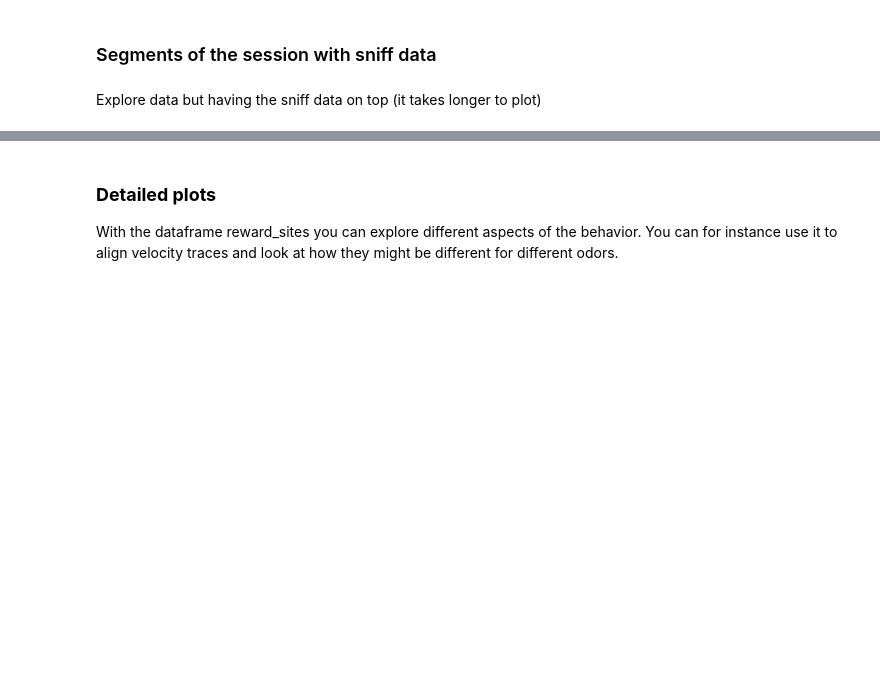
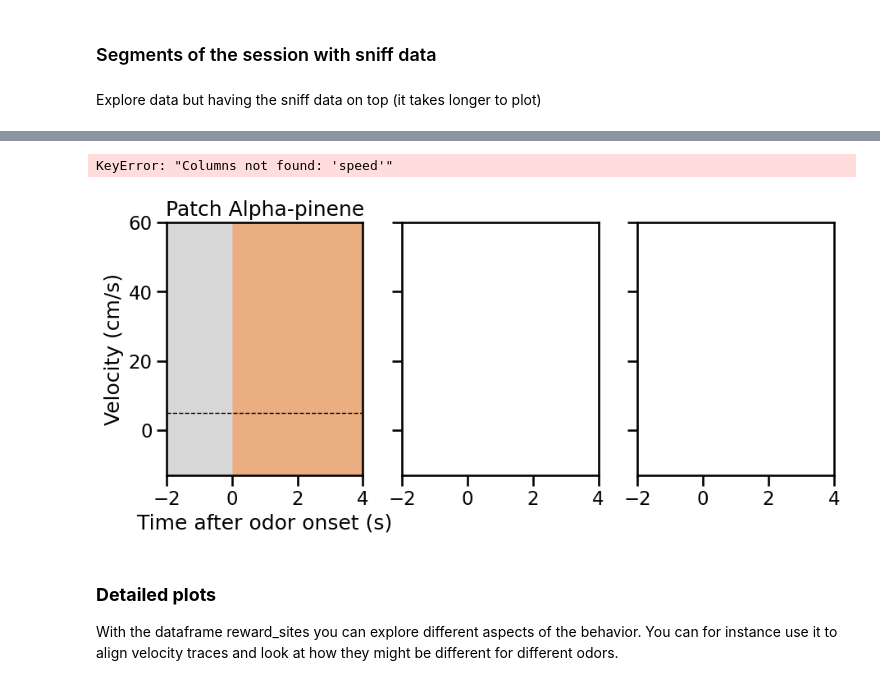
Before and after one commit to AllenNeuralDynamics/Aind.Behavior.VrForaging.Analysis, a Jupyter notebook: notebooks/BehaviorAnalysis/General/SummaryTodayTraining.ipynb, the cells around one changed output, grey strips where cells are left out. Cells and saved outputs as stored; diff of their text form; code cells hidden in the pictures; blank space fills up the shorter version.

Commit message:
adjustment for summary training

```diff
--- a/notebooks/BehaviorAnalysis/General/SummaryTodayTraining.ipynb
+++ b/notebooks/BehaviorAnalysis/General/SummaryTodayTraining.ipynb
@@ -45,7 +47,7 @@ from scipy.optimize import curve_fit
 # **One session exploration**
 # %%
 date = datetime.date.today()
-date_string = "6/21/2024"
+date_string = "7/31/2024"
 date = datetime.datetime.strptime(date_string, "%m/%d/%Y").date()
 mouse = '716458'
 # %%
@@ -64,7 +66,7 @@ for file_name in sorted_files:
 
     print(file_name)
     # Find specific session sorted by date
-    session = file_name[:8]
+    session = file_name[-15:-7]
     if datetime.datetime.strptime(session, "%Y%m%d").date() != date:
         continue
     else:
@@ -88,15 +90,7 @@ for file_name in sorted_files:
     encoder_data = stream_data.encoder_data
 
     ## Remove the last segment of the session when the mouse is not engaged
-    last_engaged_patch = reward_sites['active_patch'][reward_sites['skipped_count'] >= 10].min()
-    if pd.isna(last_engaged_patch):
-        last_engaged_patch = reward_sites['active_patch'].max()
-    reward_sites = reward_sites.loc[reward_sites['active_patch'] <= last_engaged_patch]
-
-    # Recover color palette
-    color_dict_label = {}
-    dict_odor = {}
-    list_patches = parse.TaskSchemaProperties(data).patches
-    for i, patches in enumerate(list_patches):
-        color_dict_label[patches['label']] = odor_list_color[i]
-        dict_odor[i] = patches['label']
+    # last_engaged_patch = reward_sites['active_patch'][reward_sites['skipped_count'] >= 10].min()
+    # if pd.isna(last_engaged_patch):
+    #     last_engaged_patch = reward_sites['active_patch'].max()
+    # reward_sites = reward_sites.loc[reward_sites['active_patch'] <= last_engaged_patch]
@@ -138,7 +149,7 @@ label_dict = {**{
     "InterPatch": '#b3b3b3'},
               **color_dict_label}
 # %%
-active_site = AddExtraColumns(reward_sites, active_site, run_on_init=True).total_epochs
+active_site = AddExtraColumns(reward_sites, active_site, run_on_init=False).add_time_previous_intersite_interpatch()
 # %%
 def update_plot(x_start):
     zero_index = active_site.index[0]
@@ -525,0 +700,6 @@ display(ui, interactive_plot)
+# %%
+active_site['next_intersite'] = active_site.index.to_series().shift(-1)
+reward_sites = active_site.loc[active_site['label']=='RewardSite']
+reward_sites['time_in_odor_site'] = reward_sites.next_intersite - reward_sites.index
+
+trial_summary = plotting.trial_collection(reward_sites[['has_choice', 'visit_number', 'odor_label', 'odor_sites', 'time_in_odor_site']], stream_data.breathing, mouse, session, window=(-2,8), taken_col='data')
@@ -526,3 +766,8 @@ display(ui, interactive_plot)
+# %%
+plotting.velocity_traces_odor_entry(trial_summary, color_dict_label=color_dict_label, mean=True, save=False, window=(-2,4))
+# %% [output]
+KeyError: "Columns not found: 'speed'"
+[figure, added]
 # %% [markdown]
 ### **Detailed plots**
 With the dataframe reward_sites you can explore different aspects of the behavior. You can for instance use it to align velocity traces and look at how they might be different for different odors.
```
Also changed, not shown: parts of 14 cells of this notebook.
